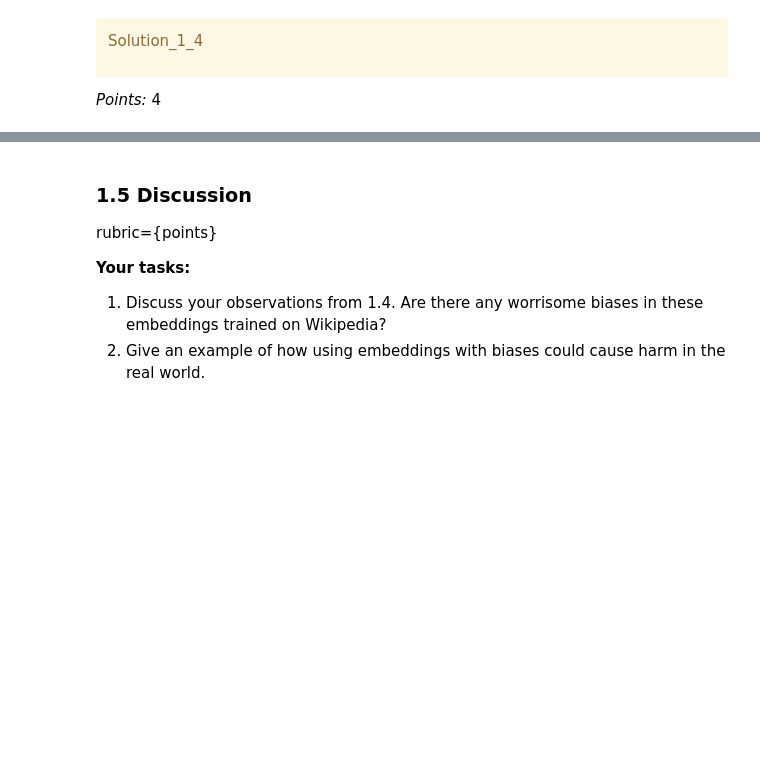
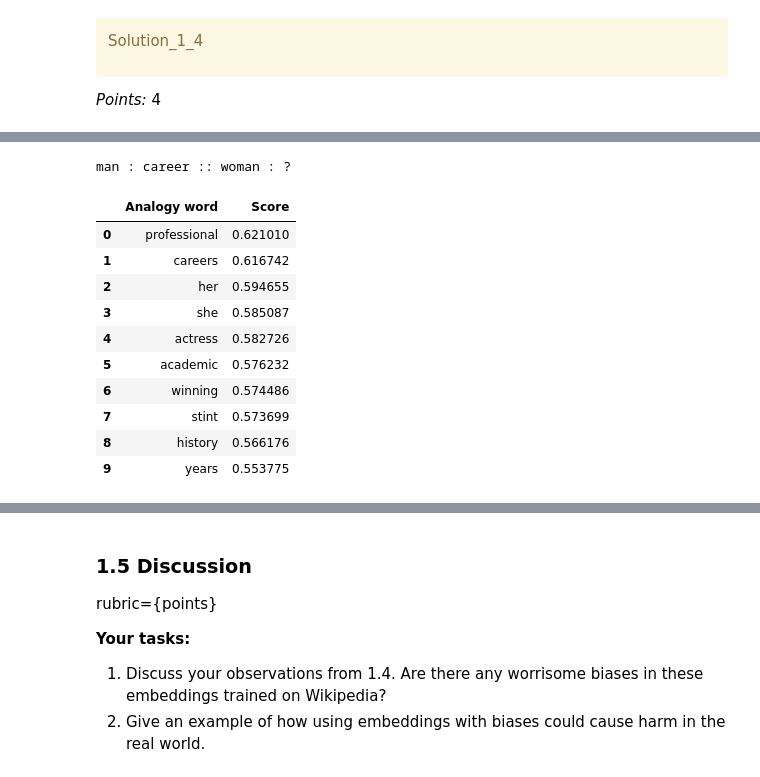
Before and after one commit to tonyxdsu/cpsc330-hw7, a Jupyter notebook: hw7.ipynb, the cells around one changed output, grey strips where cells are left out. Drawn from its saved outputs; the diff is of its cells as text; code cells hidden in the pictures; blank space fills up the shorter version.

```diff
--- a/hw7.ipynb
+++ b/hw7.ipynb
@@ -278,3 +366,16 @@ _Points:_ 4
 # %%
-...
+analogy("man", "career", "woman")
+# %% [output]
+man : career :: woman : ?
+|  | Analogy word | Score |
+| 0 | professional | 0.621010 |
+| 1 | careers | 0.616742 |
+| 2 | her | 0.594655 |
+| 3 | she | 0.585087 |
+| 4 | actress | 0.582726 |
+| 5 | academic | 0.576232 |
+| 6 | winning | 0.574486 |
+| 7 | stint | 0.573699 |
+| 8 | history | 0.566176 |
+| 9 | years | 0.553775 |
 # %%
```
Also changed, not shown: parts of 38 cells of this notebook.
